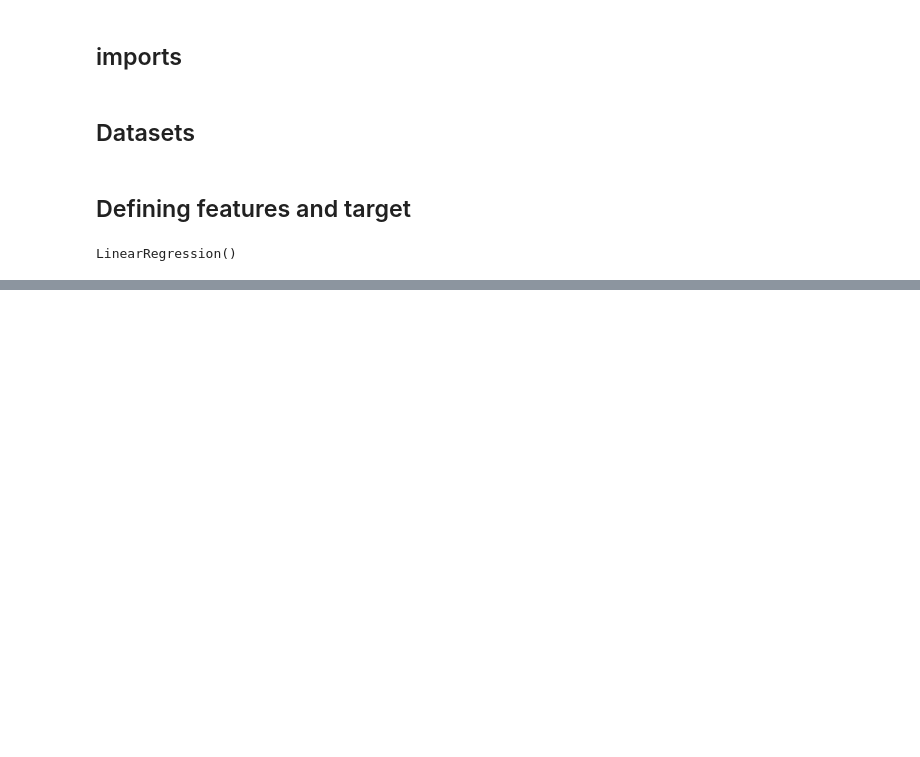
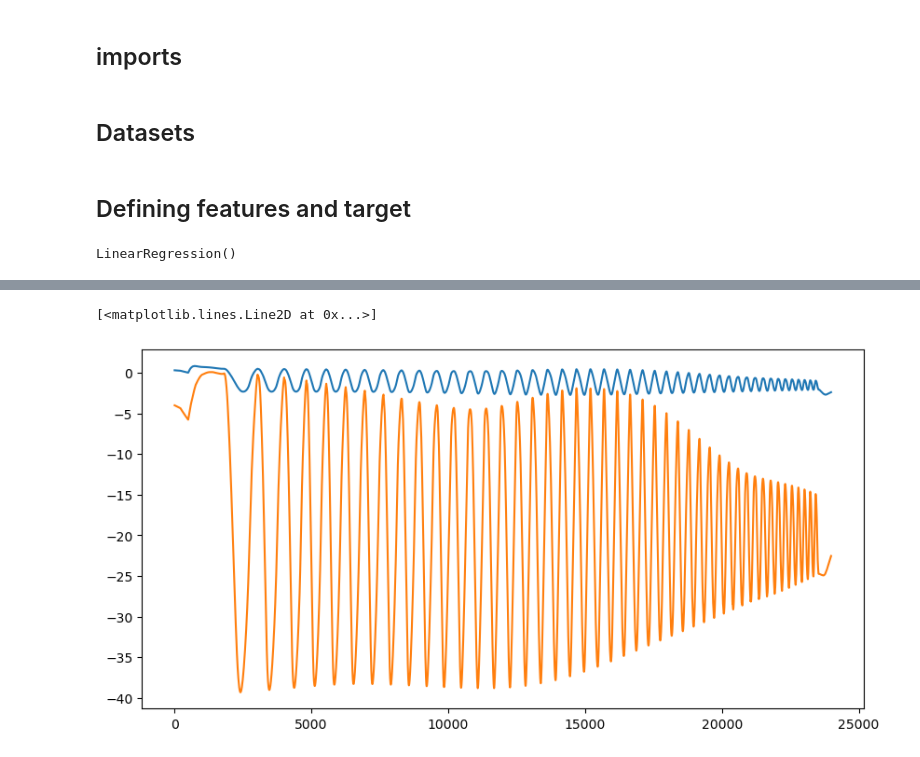
Before and after one commit to NouhailaElmalouli/MaAI_AI_for_Robotic_Fabrication, a Jupyter notebook: src/poly_reg.ipynb, the cells around one changed output, grey strips where cells are left out. Cells and saved outputs as stored; diff of their text form; code cells hidden in the pictures; blank space fills up the shorter version.

Commit message:
poly-reg update

```diff
--- a/src/poly_reg.ipynb
+++ b/src/poly_reg.ipynb
@@ -49,0 +43,6 @@ array([ -4.01864562,  -4.02132411,  -4.0224552 , ..., -22.57655367,
+# %%
+predicted_j6 = model.predict(new_data_poly)
+actual_j6 = real_df_1['J6'].values
+
+# new df with predicted and actual values
+df = pd.DataFrame({'actual': actual_j6, 'predicted': predicted_j6})
@@ -49,0 +65,8 @@ array([ -4.01864562,  -4.02132411,  -4.0224552 , ..., -22.57655367,
+# %%
+# plotting in a line plot the df with actual and predicted values
+plt.figure(figsize=(10, 5))
+plt.plot(df['actual'], label='actual')
+plt.plot(df['predicted'], label='predicted')
+# %% [output]
+[<matplotlib.lines.Line2D at 0x...>]
+[figure, added]
```
Also changed, not shown: parts of 3 cells of this notebook.
